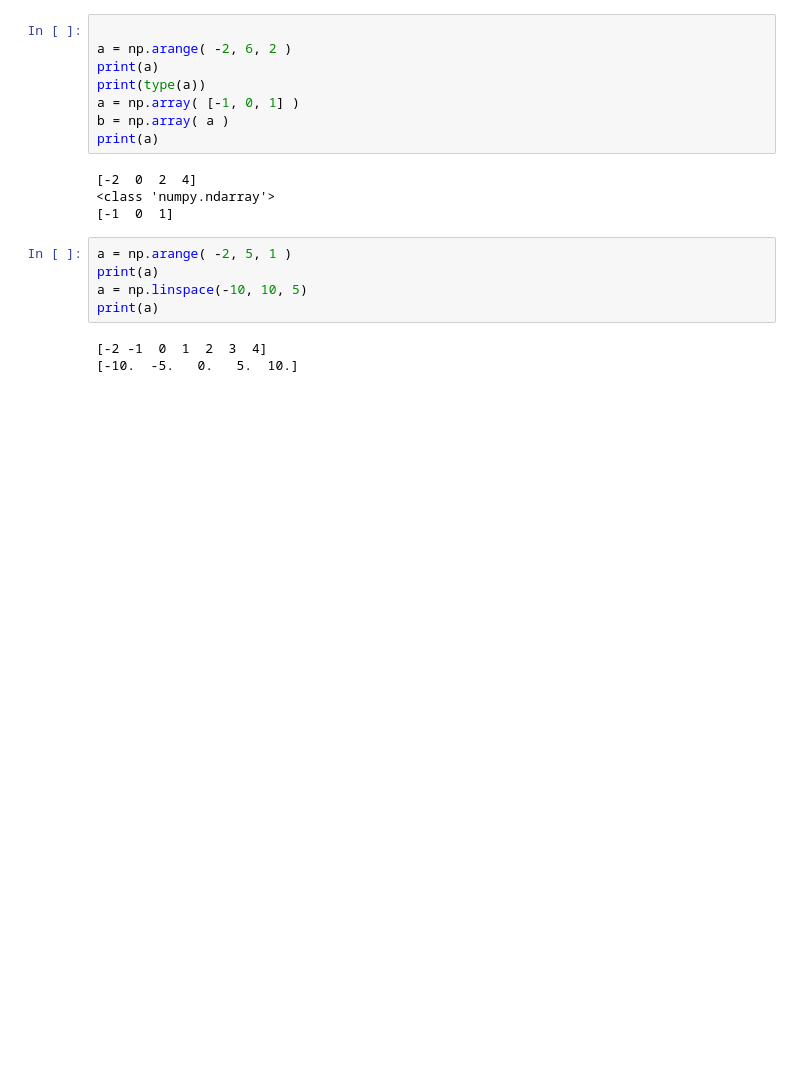
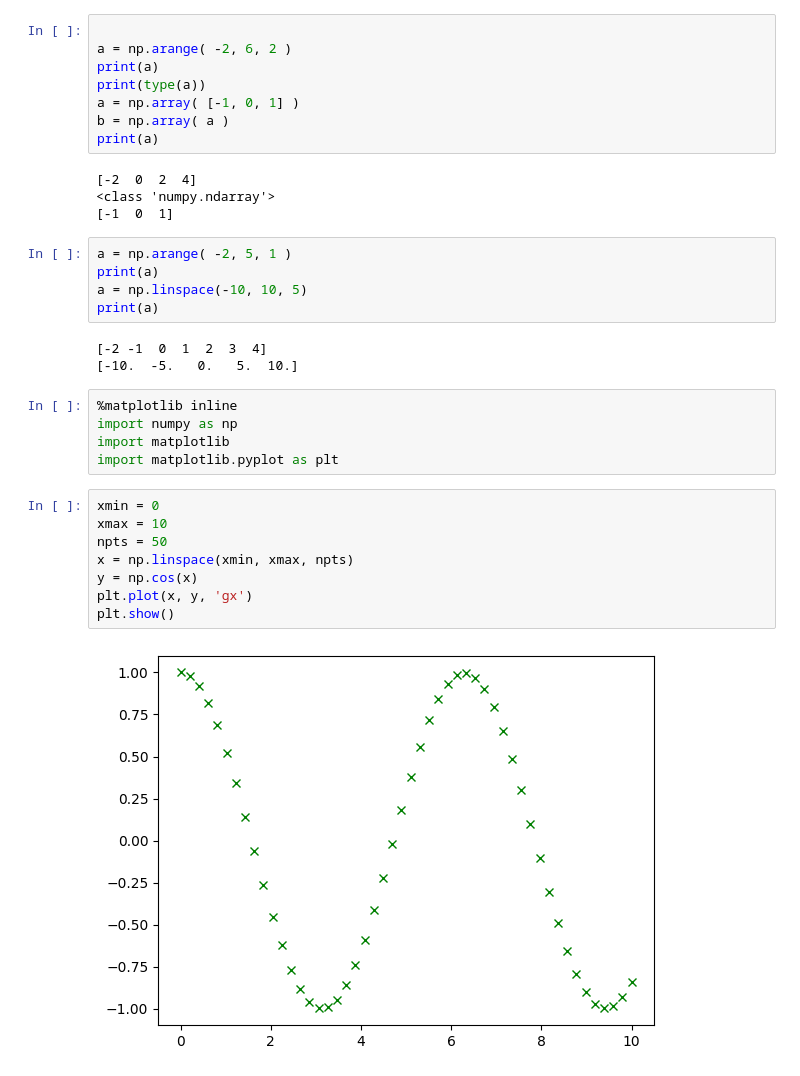
Before and after one commit to Dawn-19/sci-py-archer-course, a Jupyter notebook: my_code/lectures_260306_1.ipynb, the cells around one changed output. Cells and saved outputs as stored; diff of their text form; blank space fills up the shorter version.

```diff
--- a/my_code/lectures_260306_1.ipynb
+++ b/my_code/lectures_260306_1.ipynb
@@ -85,3 +85,18 @@ print(a)
 # %% [output]
 [-2 -1  0  1  2  3  4]
 [-10.  -5.   0.   5.  10.]
+# %%
+%matplotlib inline
+import numpy as np
+import matplotlib
+import matplotlib.pyplot as plt
+# %%
+xmin = 0
+xmax = 10
+npts = 50
+x = np.linspace(xmin, xmax, npts)
+y = np.cos(x)
+plt.plot(x, y, 'gx')
+plt.show()
+# %% [output]
+[figure, added]
```
Also changed, not shown: parts of 12 cells of this notebook, 6 other files.
